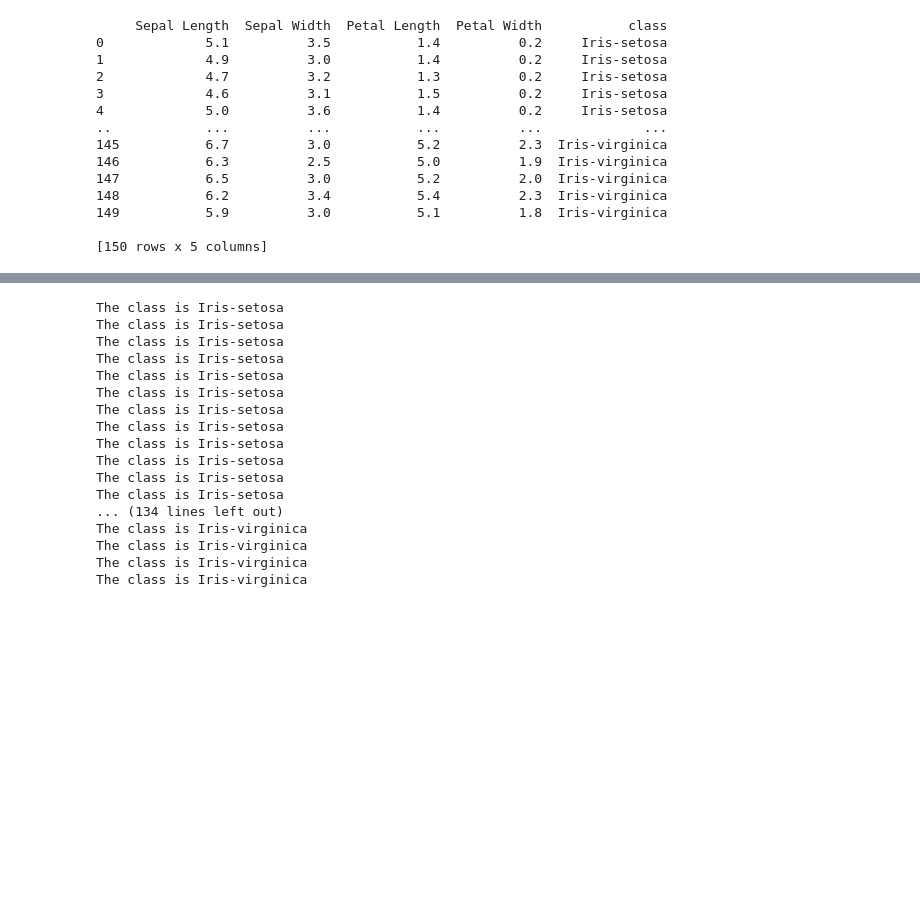
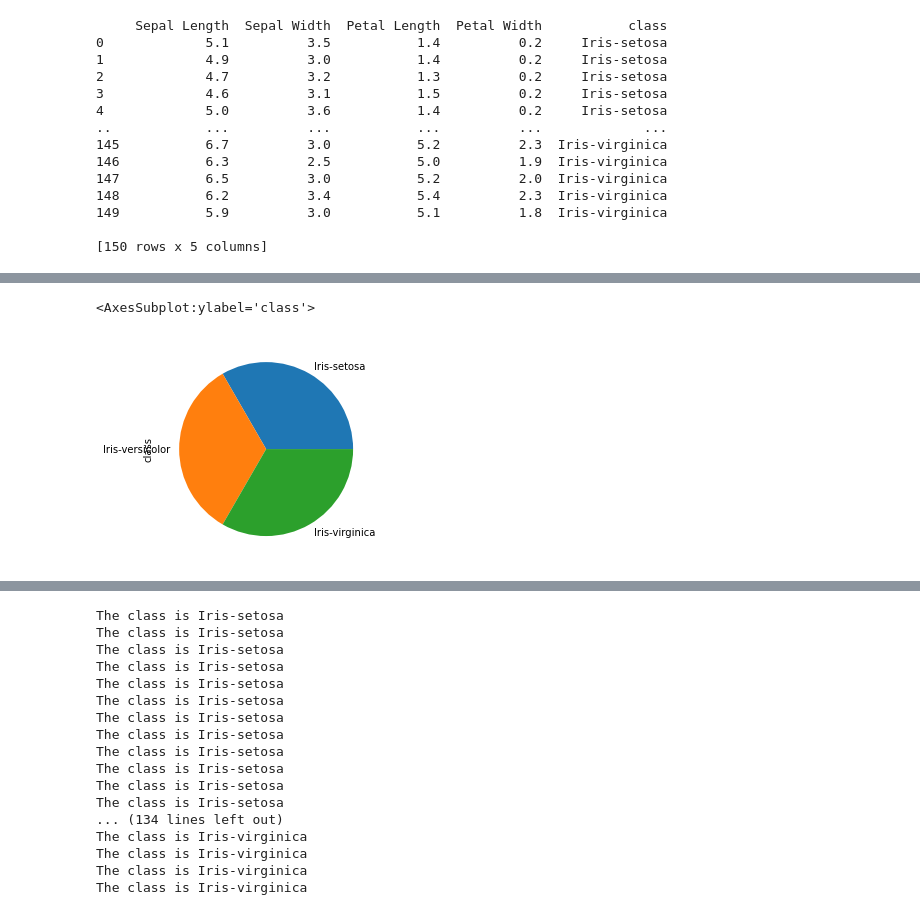
Before and after one commit to juck30808/juck30808, a Jupyter notebook: Pandas-open-plot.ipynb, the cells around one changed output, grey strips where cells are left out. Saved outputs shown, nothing was run; the diff lists cells and outputs as text; code cells hidden in the pictures; blank space fills up the shorter version.

```diff
--- a/Pandas-open-plot.ipynb
+++ b/Pandas-open-plot.ipynb
@@ -78,0 +93,5 @@ print(df)
+# %%
+df['class'].value_counts().plot(kind='pie')
+# %% [output]
+<AxesSubplot:ylabel='class'>
+[figure, added]
```
Also changed, not shown: parts of 4 cells of this notebook, 10 other files.
